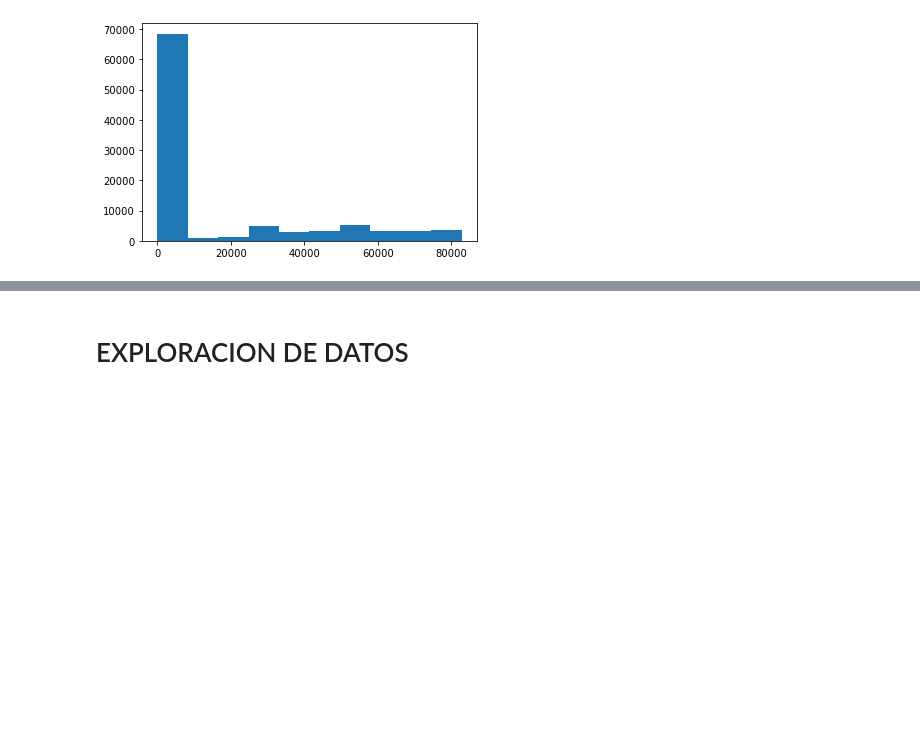
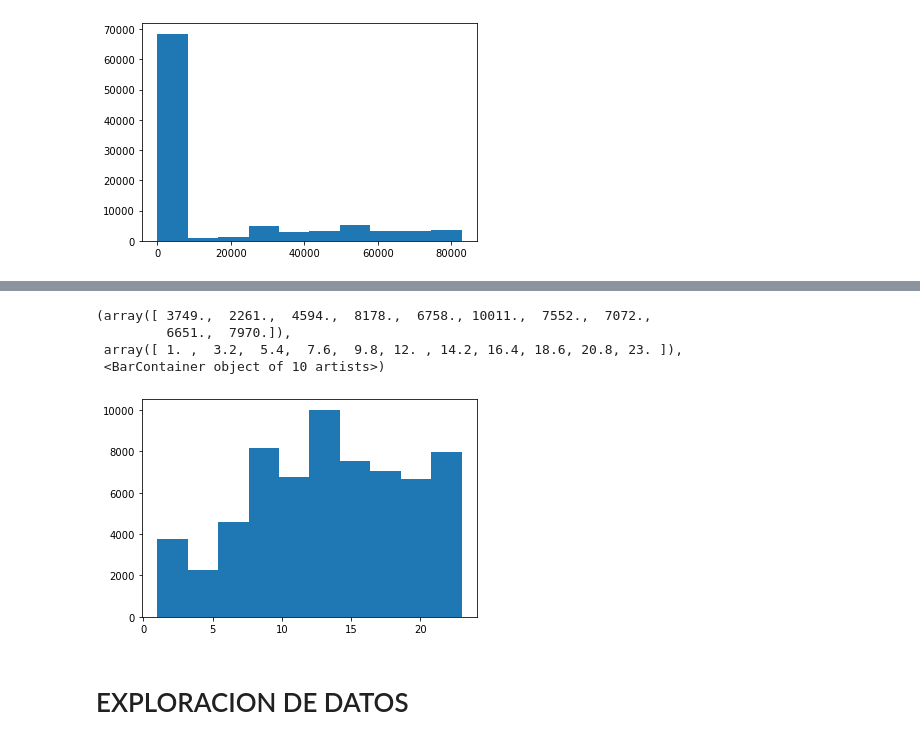
Before and after one commit to RiemanNClav/Hechos-de-Transito-registrados-por-la-SSC, a Jupyter notebook: Hechos de Transito.ipynb, the cells around one changed output, grey strips where cells are left out. Saved outputs shown, nothing was run; the diff lists cells and outputs as text; code cells hidden in the pictures; blank space fills up the shorter version.

```diff
--- a/Hechos de Transito.ipynb
+++ b/Hechos de Transito.ipynb
@@ -628,9 +653,27 @@ dtype: float64
+# %%
+# limpieza de la variable color_vehiculo_2
+dicc=  {}
+for value in df.color_vehiculo_2.unique():
+    new_color = process.extract(value, color, limit=1)[0][0]
+    dicc[value] = new_color
+
+df['aux'] = df['color_vehiculo_2'].map(dicc)
+df = df.drop(['color_vehiculo_1'],axis=1)
+df.rename(columns = {'aux':'color_vehiculo_1'}, inplace=True)
+# %%
+df.loc[df['color_vehiculo_2'] == 'VRDE', 'color_vehiculo_2'] = 'VERDE'
 # %%
 # limpieza del la variable dia.
 dias = [value.upper() for value in df.dia.unique() if value.upper() in ['LUNES','MARTES','MIERCOLES','JUEVES','VIERNES','SABADO','DOMINGO']]
 df['dia_aux'] = df['dia'].apply(lambda x:x.upper())
 df = df[df['dia_aux'].isin(dias)].drop(['dia'],axis=1)
 df.rename(columns = {'dia_aux': 'dia'},inplace=True)
+# %%
+# limpieza del la variable mes
+meses = [value.upper() for value in df.mes.unique() if value.upper() in ['ENERO','FEBRERO','MARZO','ABRIL','MAYO','JUNIO','JULIO','AGOSTO','SEPTIEMBRE','OCTUBRE','NOVIEMBRE','DICIEMBRE']]
+df['mes_aux'] = df['mes'].apply(lambda x:x.upper())
+df = df[df['mes_aux'].isin(meses)].drop(['mes'],axis=1)
+df.rename(columns = {'mes_aux': 'mes'},inplace=True)
 # %%
 #sesgos de la variable hora2
 plt.hist(df.hora2)
@@ -645,4 +688,4 @@ plt.hist(df.hora2)
 #limpieza de la variable hora2
 #quitaremos los sesgos de las horas, nos quedaremos con aquellas horas de 24.
 df = df[df['hora2'].isin([i for i in range(1,24)])]
-df.rename({'hora2': 'hora'}, inplace=True)
+df.rename(columns ={'hora2': 'hora'}, inplace=True)
@@ -664,0 +692,8 @@ df
+# %%
+plt.hist(df.hora)
+# %% [output]
+(array([ 3749.,  2261.,  4594.,  8178.,  6758., 10011.,  7552.,  7072.,
+         6651.,  7970.]),
+ array([ 1. ,  3.2,  5.4,  7.6,  9.8, 12. , 14.2, 16.4, 18.6, 20.8, 23. ]),
+ <BarContainer object of 10 artists>)
+[figure, added]
```
Also changed, not shown: parts of 76 cells of this notebook, 4 other files.
